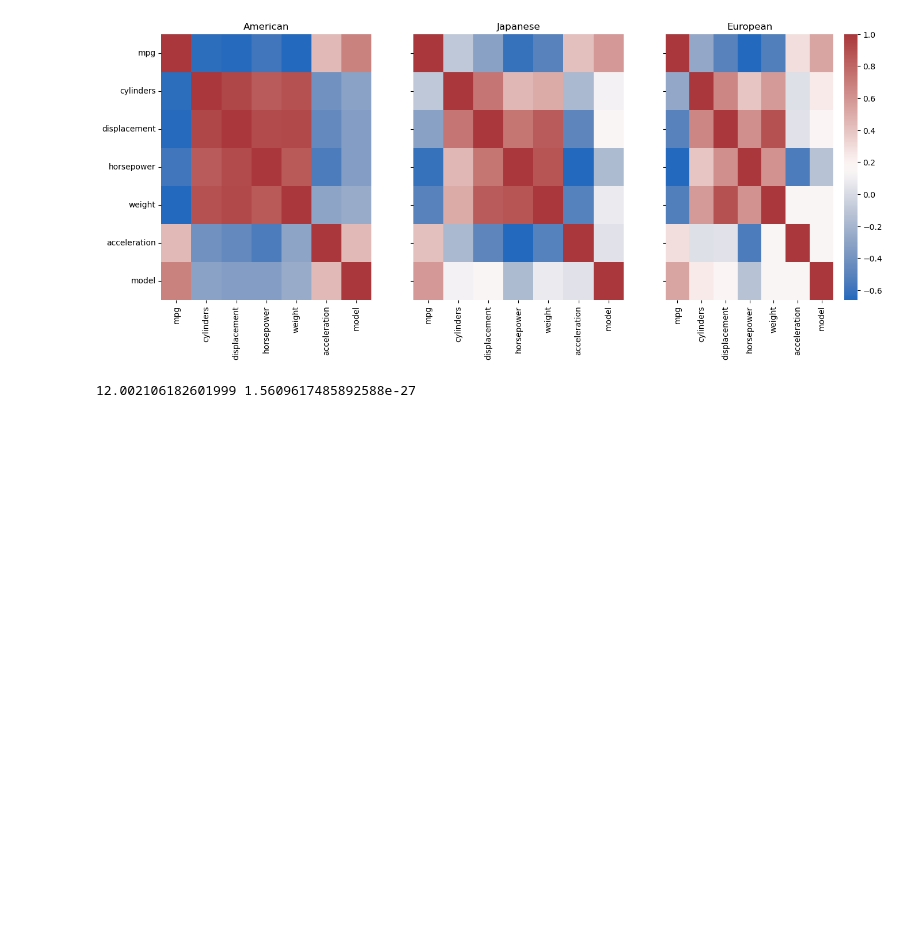
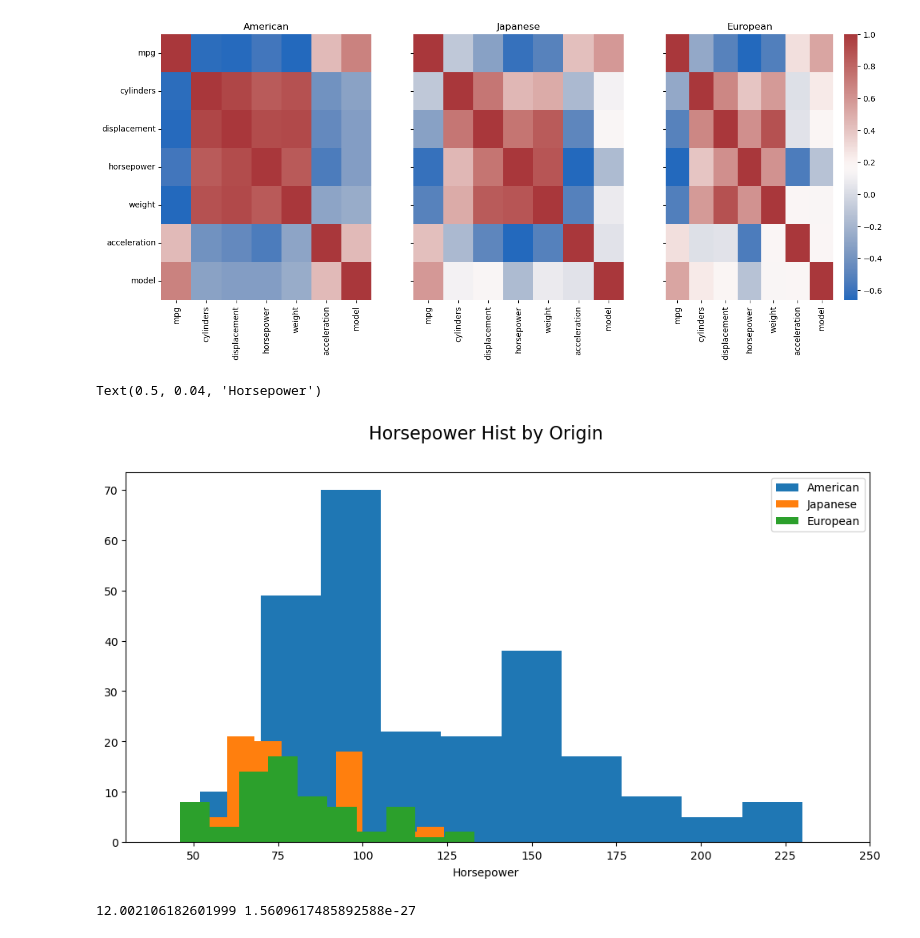
Before and after one commit to Kerokus/stats-case-study, a Jupyter notebook: notebooks/powell.ipynb, the cells around one changed output. Cells and saved outputs as stored; diff of their text form; code cells hidden in the pictures; blank space fills up the shorter version.

Commit message:
added hist

```diff
--- a/notebooks/powell.ipynb
+++ b/notebooks/powell.ipynb
@@ -122,6 +122,22 @@ p3.set_title('European')
 # %% [output]
 Text(0.5, 1.0, 'European')
 [figure]
+# %%
+fig, axs = plt.subplots(figsize=(12,6), sharex=True,sharey=True)
+
+axs.hist(american_cars_df['horsepower'], bins =10, label = 'American')
+#axs[0].set_title('American')
+axs.hist(japanese_cars_df['horsepower'], bins =10, label = 'Japanese')
+#axs[1].set_title('Japanese')
+axs.hist(european_cars_df['horsepower'], bins =10, label = 'European')
+#axs[2].set_title('European')
+fig.suptitle('Horsepower Hist by Origin', fontsize=16)
+axs.set_xlim(30,250)
+leg = axs.legend(loc='upper right')
+fig.text(0.5, 0.04, 'Horsepower', ha='center')
+# %% [output]
+Text(0.5, 0.04, 'Horsepower')
+[figure, added]
 # %%
 ## American vs Japanese
 
```
Also changed, not shown: parts of 2 cells of this notebook, 1 other file.
